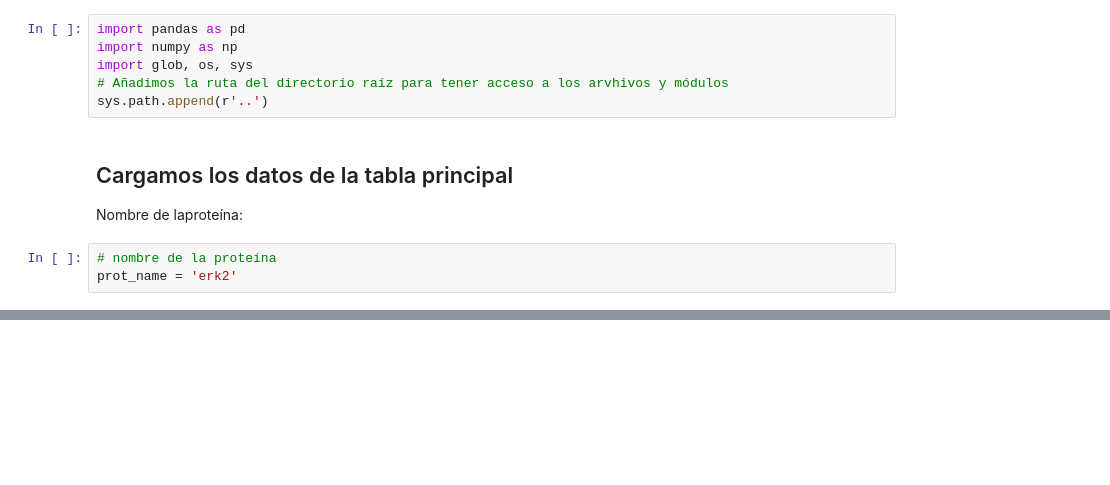
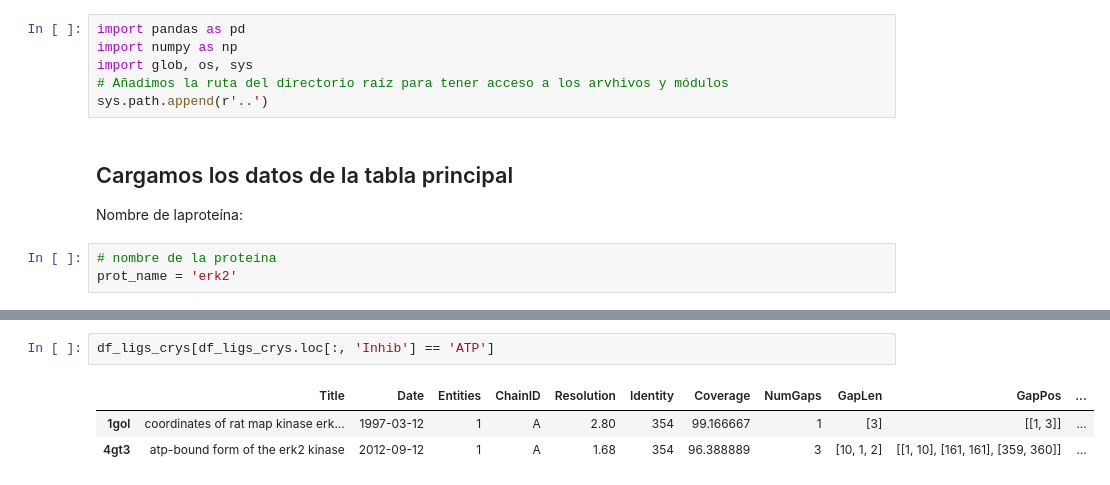
Before and after one commit to jRicciL/ERK2_notebooks, a Jupyter notebook: 1_Fetching_and_generating_data/6_Ligands_Web_Scraping.ipynb, the cells around one changed output, grey strips where cells are left out. Saved outputs shown, nothing was run; the diff lists cells and outputs as text; blank space fills up the shorter version.

```diff
--- a/1_Fetching_and_generating_data/6_Ligands_Web_Scraping.ipynb
+++ b/1_Fetching_and_generating_data/6_Ligands_Web_Scraping.ipynb
@@ -34,0 +213,6 @@ path_to_json_file = glob.glob()
+# %%
+df_ligs_crys[df_ligs_crys.loc[:, 'Inhib'] == 'ATP']
+# %% [output]
+|  | Title | Date | Entities | ChainID | Resolution | Identity | Coverage | NumGaps | GapLen | GapPos | ... |
+| 1gol | coordinates of rat map kinase erk... | 1997-03-12 | 1 | A | 2.80 | 354 | 99.166667 | 1 | [3] | [[1, 3]] | ... |
+| 4gt3 | atp-bound form of the erk2 kinase | 2012-09-12 | 1 | A | 1.68 | 354 | 96.388889 | 3 | [10, 1, 2] | [[1, 10], [161, 161], [359, 360]] | ... |
```
Also changed, not shown: parts of 24 cells of this notebook.
